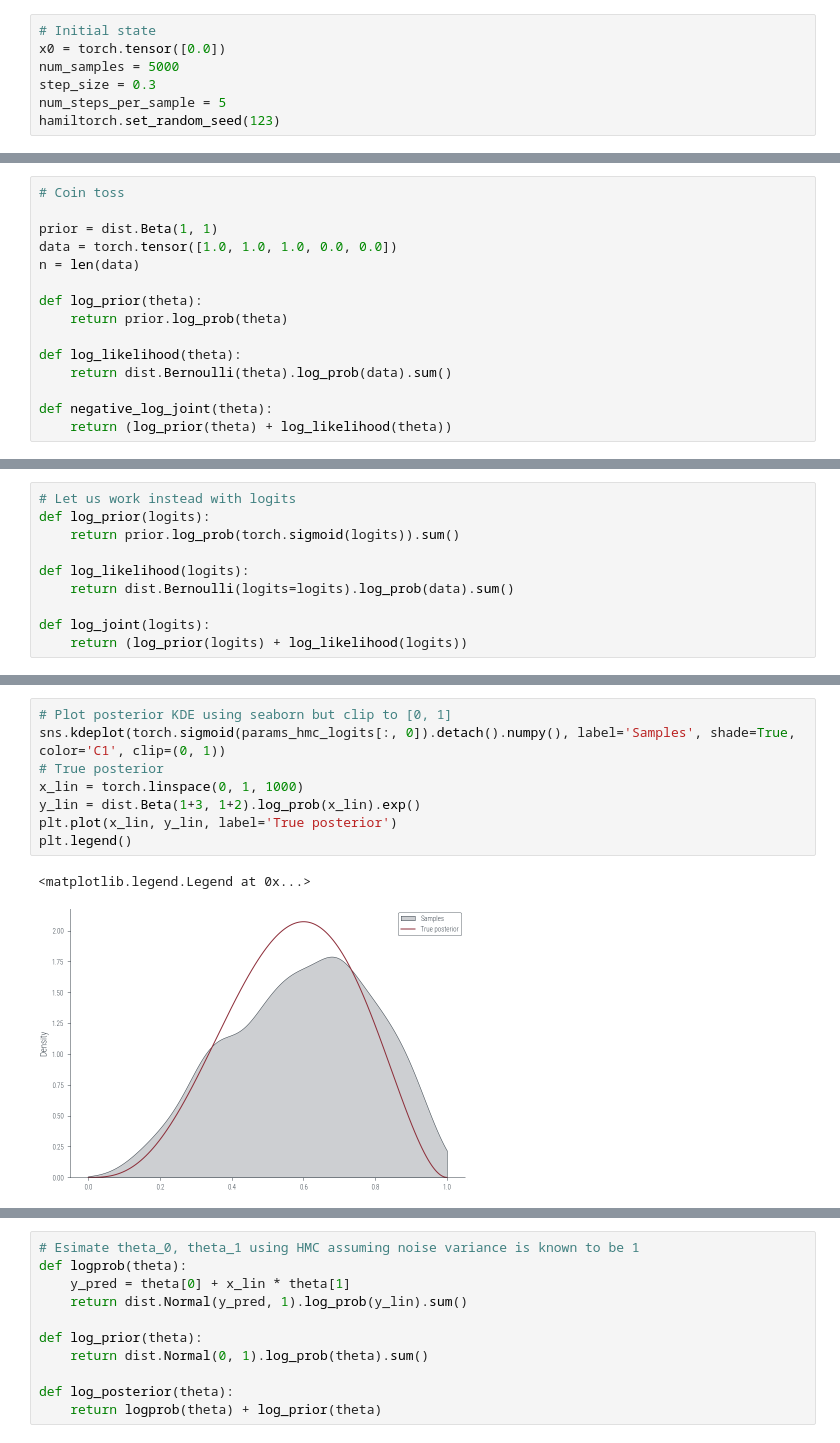
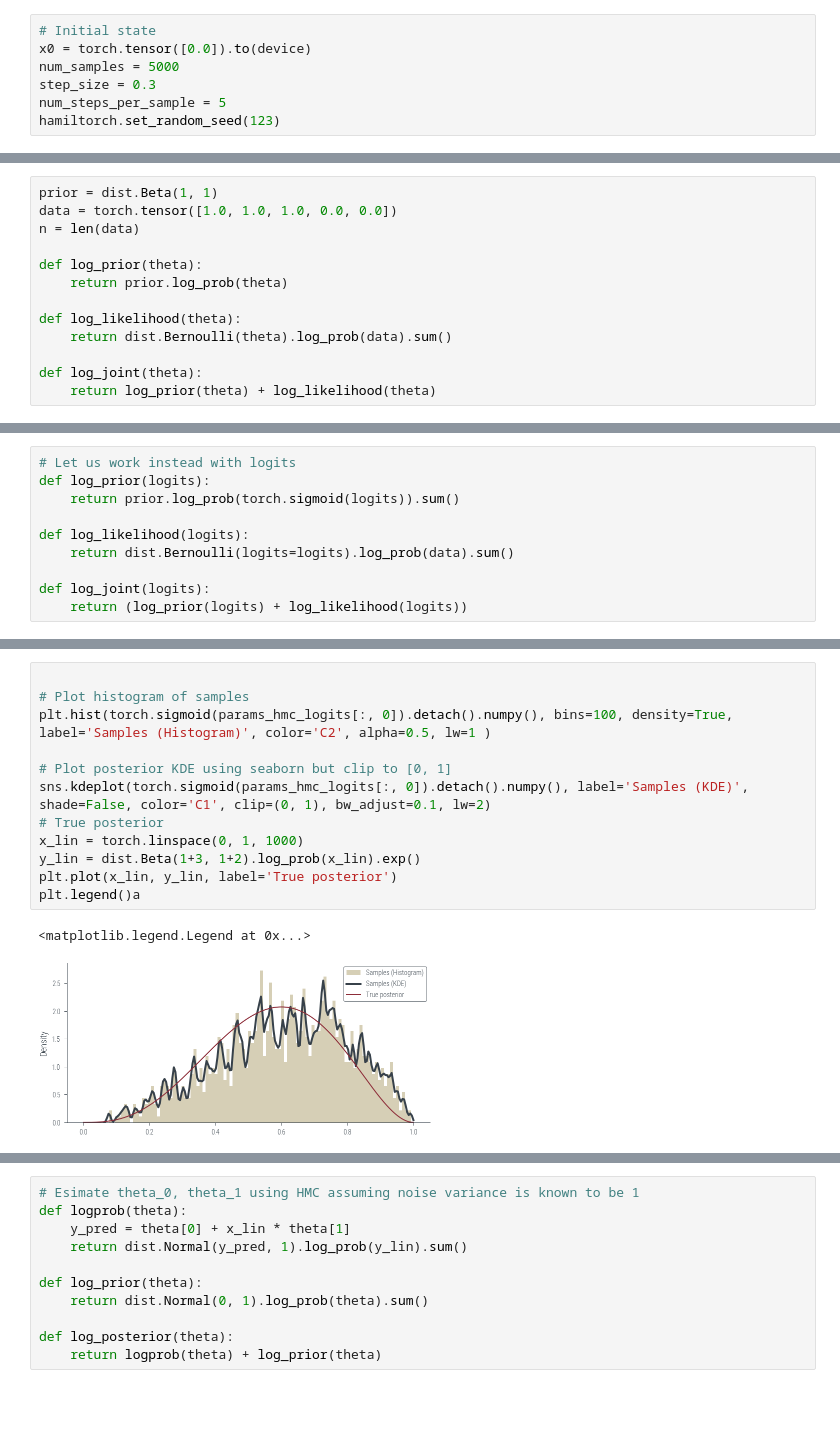
Before and after one commit to nipunbatra/pml-teaching, a Jupyter notebook: notebooks/mcmc-hamiltorch.ipynb, the cells around one changed output, grey strips where cells are left out. Cells and saved outputs as stored; diff of their text form; blank space fills up the shorter version.

```diff
--- a/notebooks/mcmc-hamiltorch.ipynb
+++ b/notebooks/mcmc-hamiltorch.ipynb
@@ -62,7 +67,7 @@ logprob(torch.tensor([0.0]))
 tensor([-0.9189])
 # %%
 # Initial state
-x0 = torch.tensor([0.0])
+x0 = torch.tensor([0.0]).to(device)
 num_samples = 5000
 step_size = 0.3
 num_steps_per_sample = 5
@@ -243,6 +283,4 @@ plt.legend()
 # %%
-# Coin toss
-
 prior = dist.Beta(1, 1)
 data = torch.tensor([1.0, 1.0, 1.0, 0.0, 0.0])
 n = len(data)
@@ -253,5 +291,5 @@ def log_prior(theta):
 def log_likelihood(theta):
     return dist.Bernoulli(theta).log_prob(data).sum()
 
-def negative_log_joint(theta):
-    return (log_prior(theta) + log_likelihood(theta))
+def log_joint(theta):
+    return log_prior(theta) + log_likelihood(theta)
@@ -318,14 +356,18 @@ tensor([ 0.0000e+00,  1.6534e+00,  9.6122e-03,  1.0988e+00,  8.6559e-01,
 # %%
+
+# Plot histogram of samples
+plt.hist(torch.sigmoid(params_hmc_logits[:, 0]).detach().numpy(), bins=100, density=True, label='Samples (Histogram)', color='C2', alpha=0.5, lw=1 )
+
 # Plot posterior KDE using seaborn but clip to [0, 1]
-sns.kdeplot(torch.sigmoid(params_hmc_logits[:, 0]).detach().numpy(), label='Samples', shade=True, color='C1', clip=(0, 1))
+sns.kdeplot(torch.sigmoid(params_hmc_logits[:, 0]).detach().numpy(), label='Samples (KDE)', shade=False, color='C1', clip=(0, 1), bw_adjust=0.1, lw=2)
 # True posterior
 x_lin = torch.linspace(0, 1, 1000)
 y_lin = dist.Beta(1+3, 1+2).log_prob(x_lin).exp()
 plt.plot(x_lin, y_lin, label='True posterior')
-plt.legend()
+plt.legend()a
 # %% [output]
 <matplotlib.legend.Legend at 0x...>
-[figure, old version]
+[figure, new version]
 # %%
 # Linear regression for 1 dimensional input using HMC
 
```
Also changed, not shown: parts of 56 cells of this notebook, 2 other files.
